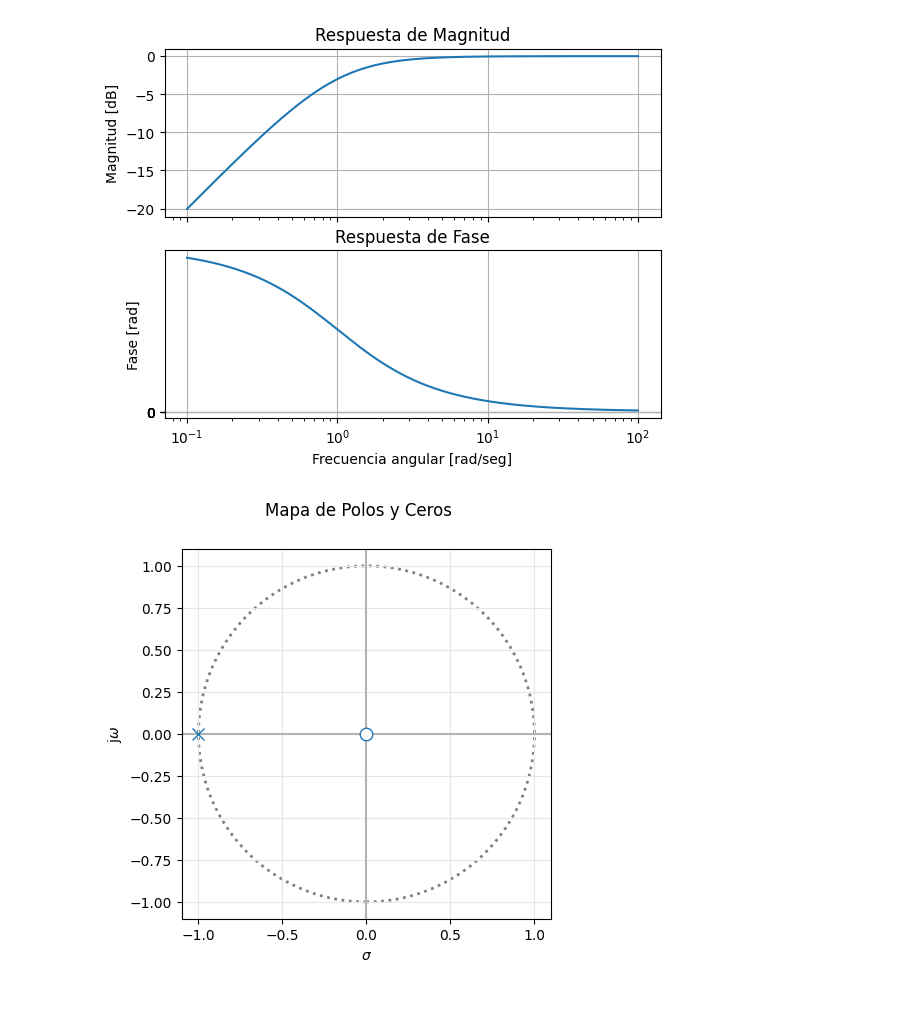
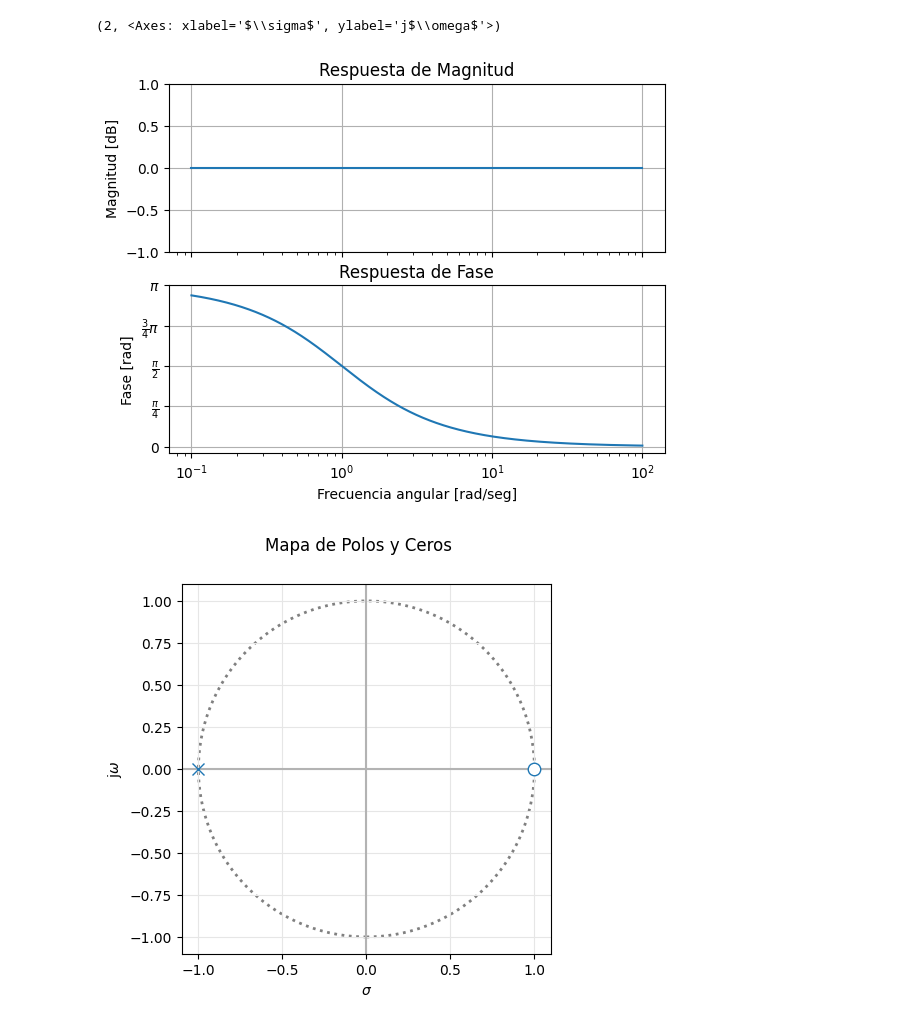
Before and after one commit to velazquezlautaro12303/UTN-FRBA-Lautaro-Velazquez, a Jupyter notebook: docs/source/tp-semanal.ipynb, the cells around one changed output. Saved outputs shown, nothing was run; the diff lists cells and outputs as text; code cells hidden in the pictures.

Commit message:
Se actualiza la imagen de la simulacion y se cambia la descripcion de la solucion 5.

```diff
--- a/docs/source/tp-semanal.ipynb
+++ b/docs/source/tp-semanal.ipynb
@@ -62,23 +62,25 @@ Se simulara con valores de K = [0, .5 , -.5]
 # %%
 import numpy as np
 from scipy import signal as sig
 from matplotlib import pyplot as plt
 
 from pytc2.sistemas_lineales import bodePlot, pzmap, GroupDelay, analyze_sys
 from pytc2.general import print_subtitle
 
 plt.figure(1)
 plt.close(1)
 
-for k in [0, .5, -0.5]:
-    num = np.array([ 1, k])
-    den = np.array([ 1, 1])
+num = np.array([ 1, -1])
+den = np.array([ 1, 1])
 
-    H1 = sig.TransferFunction( num, den )
+H1 = sig.TransferFunction( num, den )
 
-    axes_hdl = bodePlot(H1)
+fig1, axs = bodePlot(H1)  # Obtener la figura y las subtramas
 
-    pzmap(H1)
+axs[0].set_ylim(-1, 1)  # Establecer límites del eje y en la subtrama 0
+
+pzmap(H1)
 # %% [output]
+(2, <Axes: xlabel='$\\sigma$', ylabel='j$\\omega$'>)
-[figure, old version]
+[figure, new version]
-[figure, old version]
+[figure, new version]
```
Also changed, not shown: parts of 2 cells of this notebook, 1 other file.
